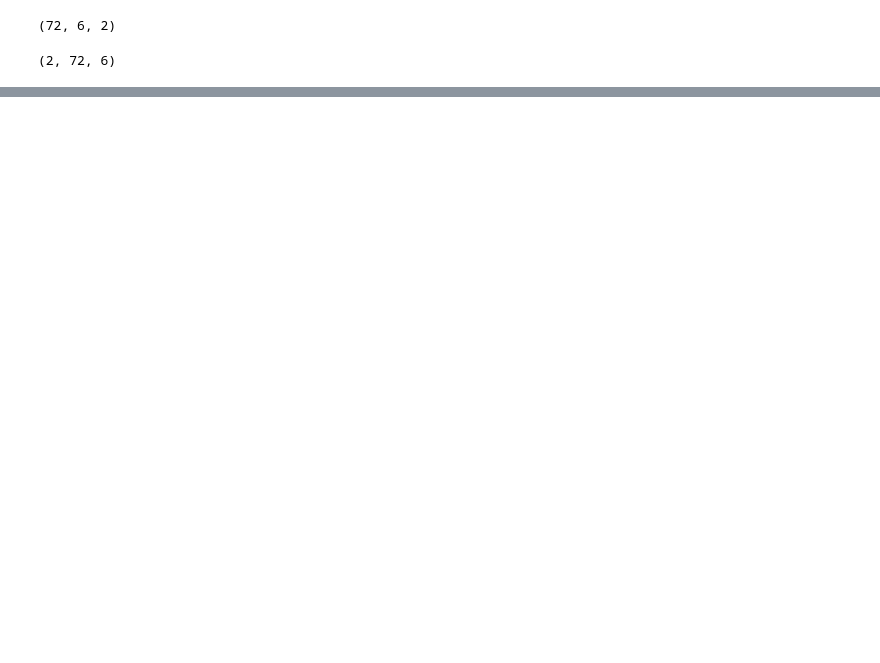
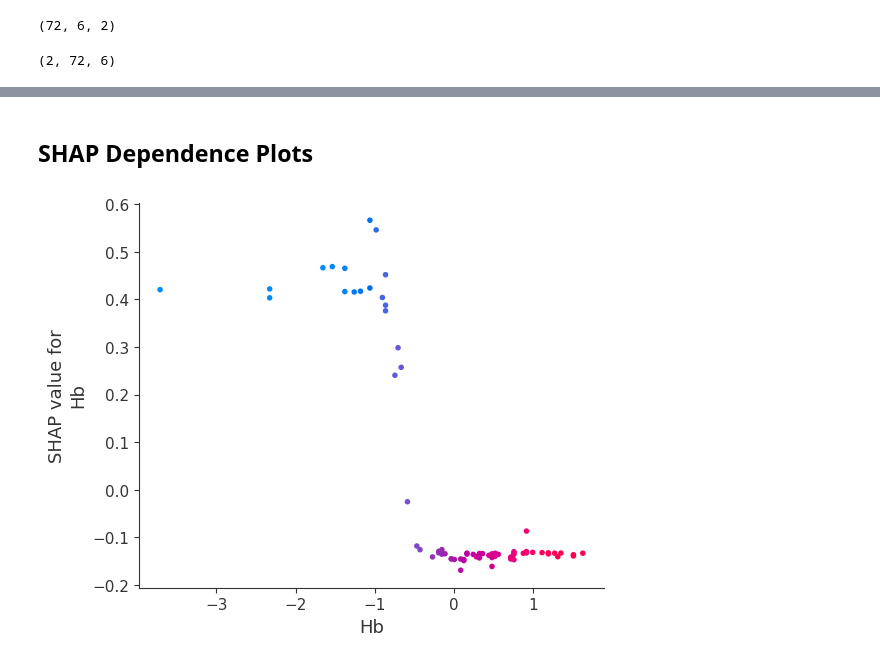
Before and after one commit to moraleseoscar/AnaemiaPredictionEDA, a Jupyter notebook: Random_forest.ipynb, the cells around one changed output, grey strips where cells are left out. Saved outputs shown, nothing was run; the diff lists cells and outputs as text; code cells hidden in the pictures; blank space fills up the shorter version.

Commit message:
SHAP dependence plots y force plots para RF

```diff
--- a/Random_forest.ipynb
+++ b/Random_forest.ipynb
@@ -107,0 +110,7 @@ shap.summary_plot(shap_values_[1],X_train_scaled)
+# %% [markdown]
+## SHAP Dependence Plots
+# %%
+# SHAP dependence plot - Analizando como la variable Hb afecta a la predicción del modelo
+shap.dependence_plot('Hb', shap_values_[1], X_train_scaled, interaction_index='Hb')
+# %% [output]
+[figure, added]
```
Also changed, not shown: parts of 12 cells of this notebook.
